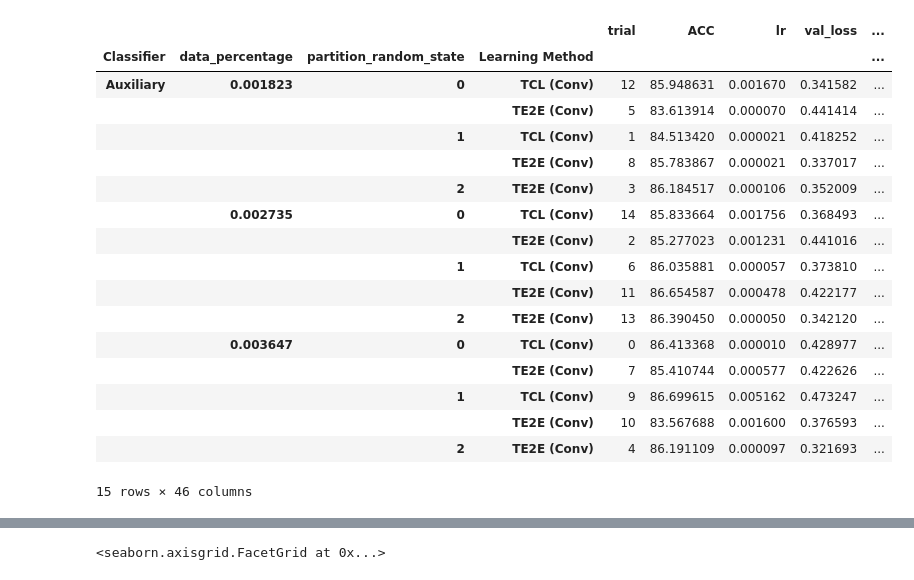
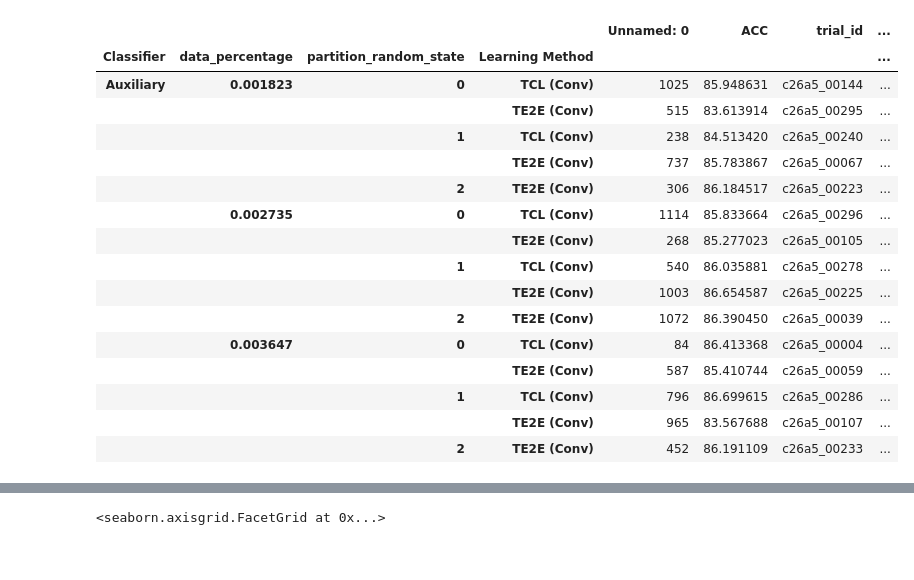
Before and after one commit to FrankWJW/cascade_transfer_learning_medical, a Jupyter notebook: TCL_IDC.ipynb, the cells around one changed output, grey strips where cells are left out. Drawn from its saved outputs; the diff is of its cells as text; code cells hidden in the pictures.

```diff
--- a/TCL_IDC.ipynb
+++ b/TCL_IDC.ipynb
@@ -320,0 +124,3 @@ df
+# %%
+df = pd.read_csv('./result.csv')
+df
@@ -321,46 +141,43 @@ df
 # %%
 result_id_aux = []
 
 for cfold in range(5):
     for lm in ['TE2E (Conv)', 'TCL (Conv)']:
-            for d in data_fractions: # datapercentage
+            for d in df.data_percentage.unique(): # datapercentage
                 try:
                     r = df.loc[(df['currerent_fold'] == cfold)
                                         &(df['Learning Method'] == lm)
                                &(df['data_percentage'] == d)]
-#                     print(len(r), d, lm)
-#                     print(r['ACC'].idxmax())
                     result_id_aux.append(r['ACC'].idxmax())
                 except Exception as e:
                     continue
 
 
 aux = df.loc[result_id_aux].copy()
 
 max_result = aux
 max_result['Training Size'] = max_result['data_percentage'].apply(lambda x: int(T_SIZE * x))
 max_result['Classifier'] = 'Aux'
 max_result = max_result.replace('Aux', 'Auxiliary')
 
 max_ = max_result.groupby(['Classifier','data_percentage'
                            , 'partition_random_state', 'Learning Method']).max()
 max_
 # %% [output]
-|  |  |  |  | trial | ACC | lr | val_loss | ... |
-| Classifier | data_percentage | partition_random_state | Learning Method |  |  |  |  | ... |
-| Auxiliary | 0.001823 | 0 | TCL (Conv) | 12 | 85.948631 | 0.001670 | 0.341582 | ... |
-|  |  |  | TE2E (Conv) | 5 | 83.613914 | 0.000070 | 0.441414 | ... |
-|  |  | 1 | TCL (Conv) | 1 | 84.513420 | 0.000021 | 0.418252 | ... |
-|  |  |  | TE2E (Conv) | 8 | 85.783867 | 0.000021 | 0.337017 | ... |
-|  |  | 2 | TE2E (Conv) | 3 | 86.184517 | 0.000106 | 0.352009 | ... |
-|  | 0.002735 | 0 | TCL (Conv) | 14 | 85.833664 | 0.001756 | 0.368493 | ... |
-|  |  |  | TE2E (Conv) | 2 | 85.277023 | 0.001231 | 0.441016 | ... |
-|  |  | 1 | TCL (Conv) | 6 | 86.035881 | 0.000057 | 0.373810 | ... |
-|  |  |  | TE2E (Conv) | 11 | 86.654587 | 0.000478 | 0.422177 | ... |
-|  |  | 2 | TE2E (Conv) | 13 | 86.390450 | 0.000050 | 0.342120 | ... |
-|  | 0.003647 | 0 | TCL (Conv) | 0 | 86.413368 | 0.000010 | 0.428977 | ... |
-|  |  |  | TE2E (Conv) | 7 | 85.410744 | 0.000577 | 0.422626 | ... |
-|  |  | 1 | TCL (Conv) | 9 | 86.699615 | 0.005162 | 0.473247 | ... |
-|  |  |  | TE2E (Conv) | 10 | 83.567688 | 0.001600 | 0.376593 | ... |
-|  |  | 2 | TE2E (Conv) | 4 | 86.191109 | 0.000097 | 0.321693 | ... |
+|  |  |  |  | Unnamed: 0 | ACC | trial_id | ... |
+| Classifier | data_percentage | partition_random_state | Learning Method |  |  |  | ... |
+| Auxiliary | 0.001823 | 0 | TCL (Conv) | 1025 | 85.948631 | c26a5_00144 | ... |
+|  |  |  | TE2E (Conv) | 515 | 83.613914 | c26a5_00295 | ... |
+|  |  | 1 | TCL (Conv) | 238 | 84.513420 | c26a5_00240 | ... |
+|  |  |  | TE2E (Conv) | 737 | 85.783867 | c26a5_00067 | ... |
+|  |  | 2 | TE2E (Conv) | 306 | 86.184517 | c26a5_00223 | ... |
+|  | 0.002735 | 0 | TCL (Conv) | 1114 | 85.833664 | c26a5_00296 | ... |
+|  |  |  | TE2E (Conv) | 268 | 85.277023 | c26a5_00105 | ... |
+|  |  | 1 | TCL (Conv) | 540 | 86.035881 | c26a5_00278 | ... |
+|  |  |  | TE2E (Conv) | 1003 | 86.654587 | c26a5_00225 | ... |
+|  |  | 2 | TE2E (Conv) | 1072 | 86.390450 | c26a5_00039 | ... |
+|  | 0.003647 | 0 | TCL (Conv) | 84 | 86.413368 | c26a5_00004 | ... |
+|  |  |  | TE2E (Conv) | 587 | 85.410744 | c26a5_00059 | ... |
+|  |  | 1 | TCL (Conv) | 796 | 86.699615 | c26a5_00286 | ... |
+|  |  |  | TE2E (Conv) | 965 | 83.567688 | c26a5_00107 | ... |
+|  |  | 2 | TE2E (Conv) | 452 | 86.191109 | c26a5_00233 | ... |
-15 rows × 46 columns
```
Also changed, not shown: parts of 10 cells of this notebook, 2 other files.
